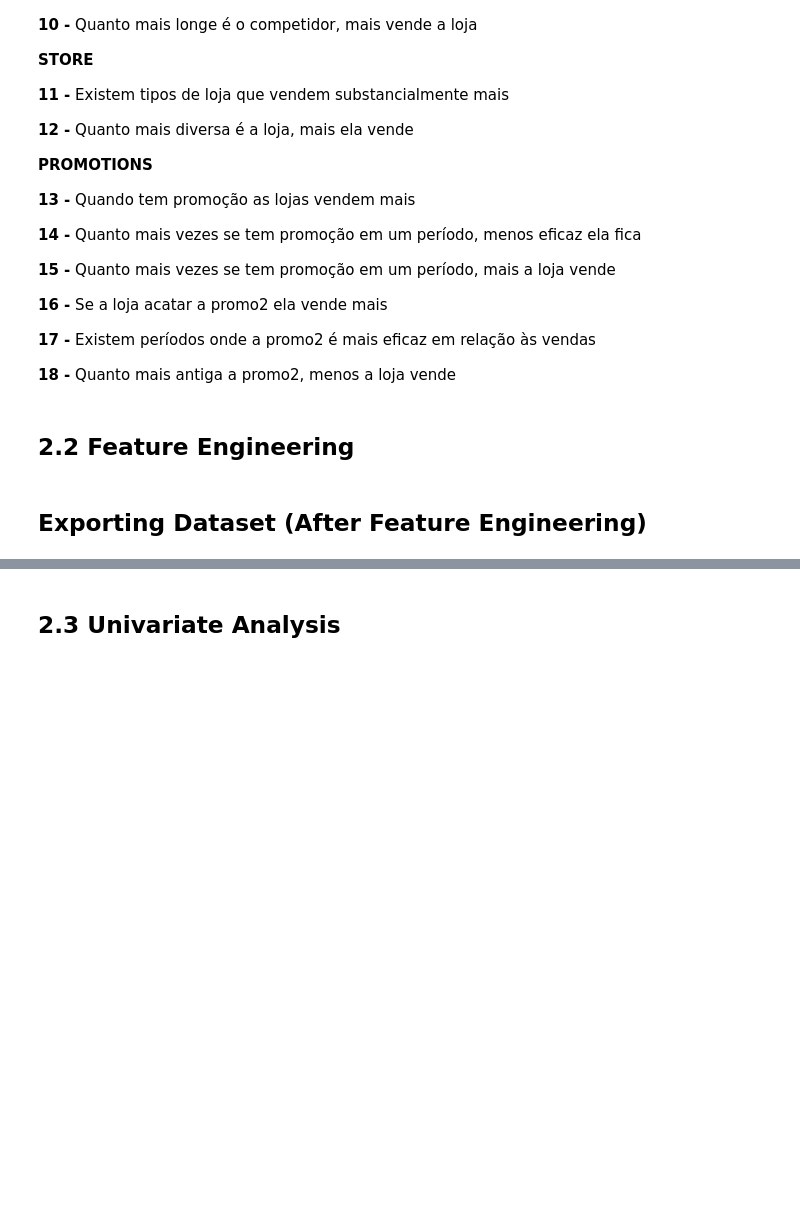
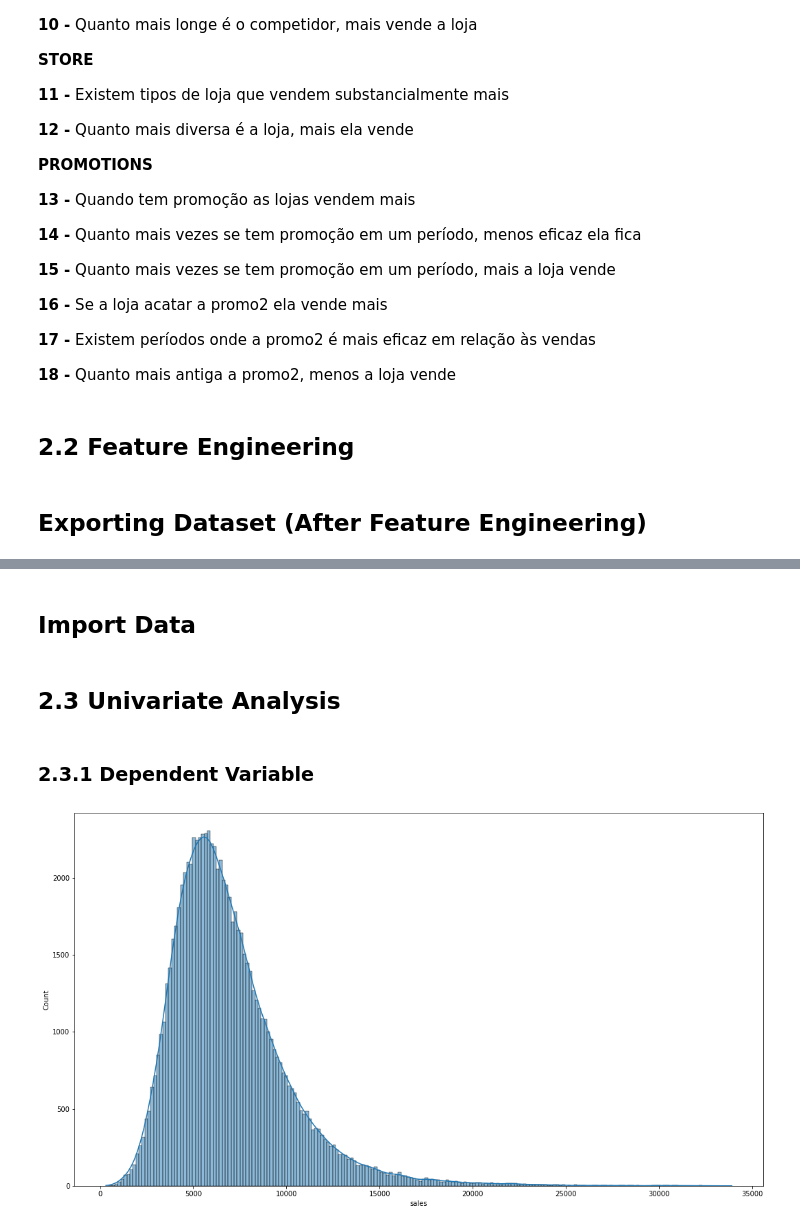
Before and after one commit to raposofrct/Sales-Prediction, a Jupyter notebook: notebook.ipynb, the cells around one changed output, grey strips where cells are left out. Cells and saved outputs as stored; diff of their text form; code cells hidden in the pictures; blank space fills up the shorter version.

Commit message:
univariate analysis

```diff
--- a/notebook.ipynb
+++ b/notebook.ipynb
@@ -490,2 +486,15 @@ dados = pd.read_csv('data_feature_engineering')
-# %% [markdown]
-## 2.3 Univariate Analysis
+# %% [markdown]
+## Import Data
+# %%
+dados = pd.read_csv('/Users/nando/Comunidade DS/ds_em_producao/data/data_feature_engineering')
+# %% [markdown]
+## 2.3 Univariate Analysis
+# %% [markdown]
+### 2.3.1 Dependent Variable
+# %%
+# Distribution Graph
+
+plt.figure(figsize=(18,10))
+sns.histplot(dados['sales'],kde=True);
+# %% [output]
+[figure, added]
```
Also changed, not shown: parts of 19 cells of this notebook.
